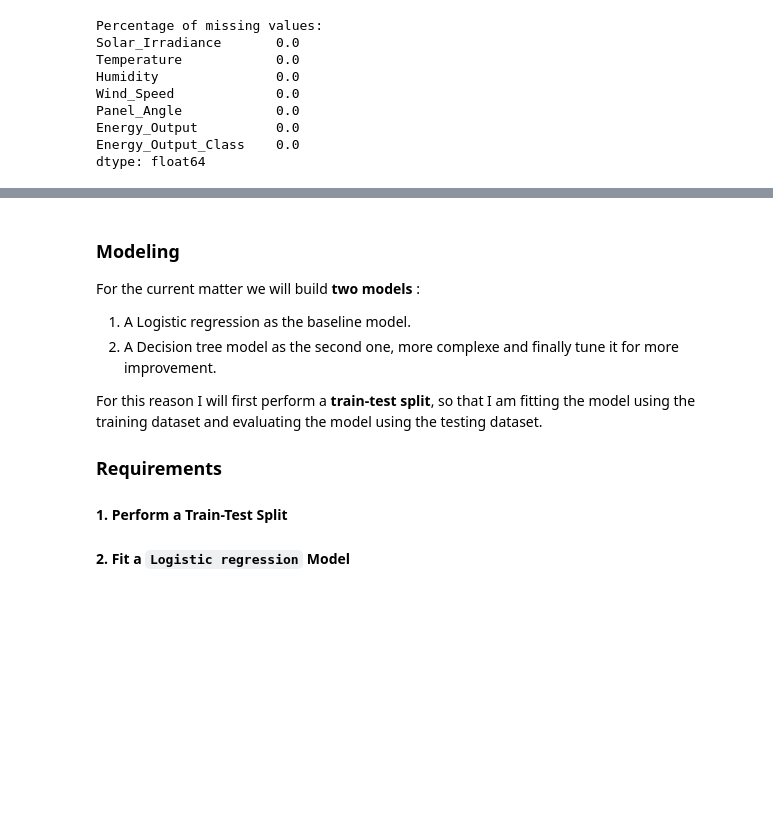
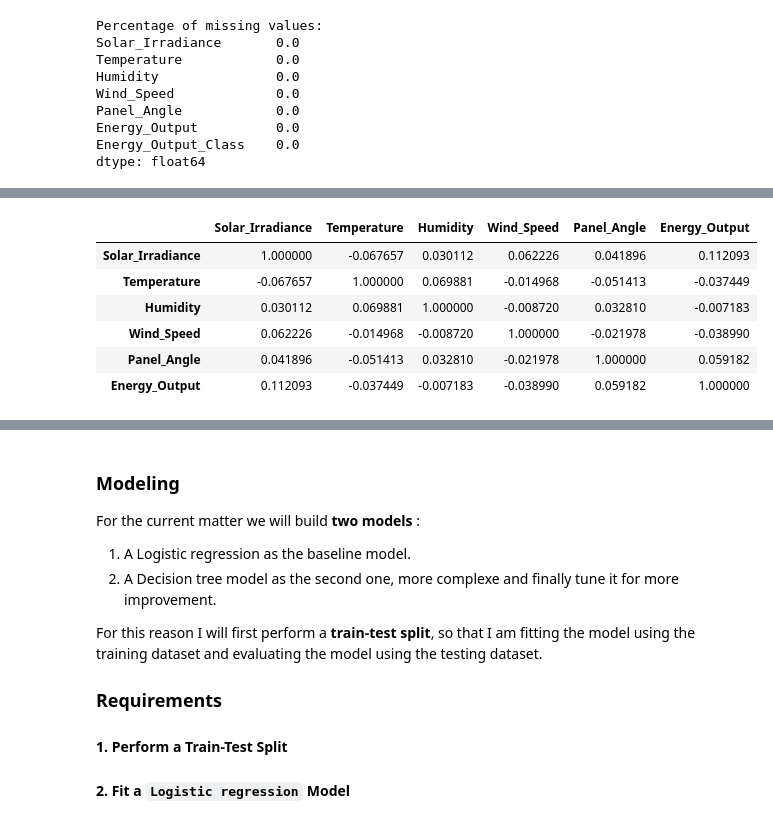
Before and after one commit to tolly00/capstone-project, a Jupyter notebook: Main.ipynb, the cells around one changed output, grey strips where cells are left out. Cells and saved outputs as stored; diff of their text form; code cells hidden in the pictures; blank space fills up the shorter version.

```diff
--- a/Main.ipynb
+++ b/Main.ipynb
@@ -167,0 +181,12 @@ dtype: float64
+# %%
+# selecting numeric columns
+df_num_col = df.select_dtypes(include=['float64'])
+corr = df_num_col.corr()
+# %% [output]
+|  | Solar_Irradiance | Temperature | Humidity | Wind_Speed | Panel_Angle | Energy_Output |
+| Solar_Irradiance | 1.000000 | -0.067657 | 0.030112 | 0.062226 | 0.041896 | 0.112093 |
+| Temperature | -0.067657 | 1.000000 | 0.069881 | -0.014968 | -0.051413 | -0.037449 |
+| Humidity | 0.030112 | 0.069881 | 1.000000 | -0.008720 | 0.032810 | -0.007183 |
+| Wind_Speed | 0.062226 | -0.014968 | -0.008720 | 1.000000 | -0.021978 | -0.038990 |
+| Panel_Angle | 0.041896 | -0.051413 | 0.032810 | -0.021978 | 1.000000 | 0.059182 |
+| Energy_Output | 0.112093 | -0.037449 | -0.007183 | -0.038990 | 0.059182 | 1.000000 |
```
Also changed, not shown: parts of 8 cells of this notebook.
